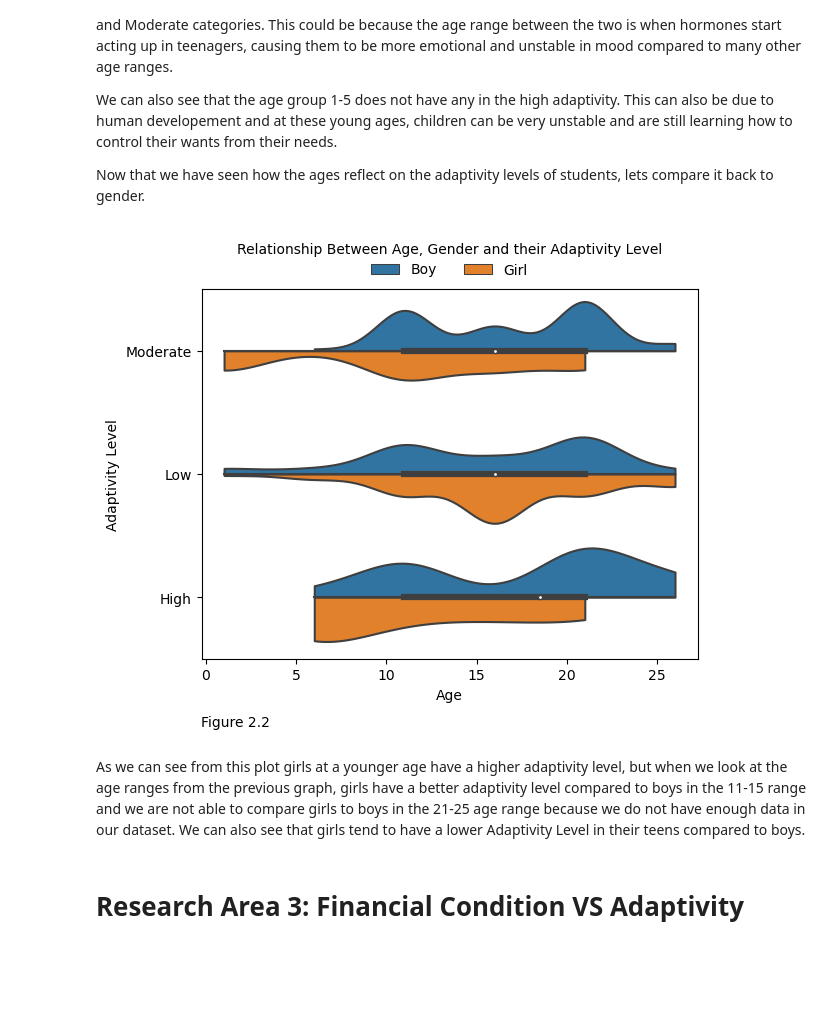
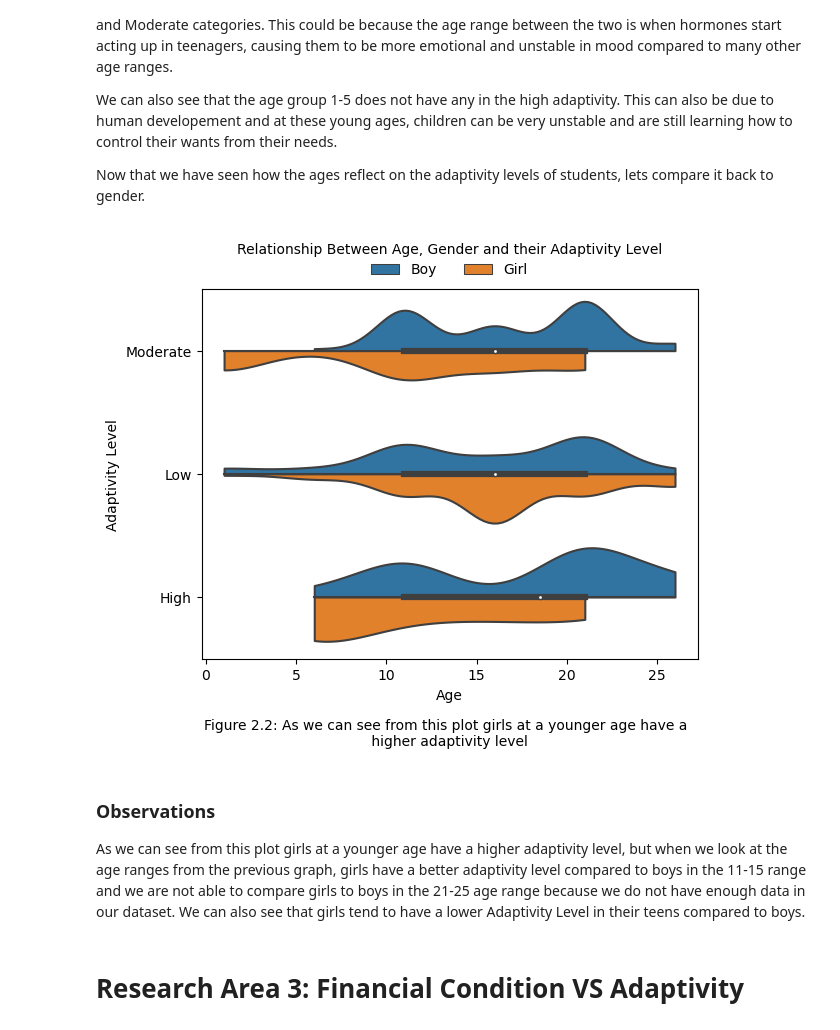
Before and after one commit to ubco-W2022T2-data301/project-group-group37, a Jupyter notebook: analysis/analysis1.ipynb, the cells around one changed output. Saved outputs shown, nothing was run; the diff lists cells and outputs as text; code cells hidden in the pictures; blank space fills up the shorter version.

```diff
--- a/analysis/analysis1.ipynb
+++ b/analysis/analysis1.ipynb
@@ -184,14 +184,16 @@ Now that we have seen how the ages reflect on the adaptivity levels of students,
 # %%
 #creating a violin plot to show how gender also plays a role
 ax = sns.violinplot(data=plot3, x='Age', y='Adaptivity Level', hue='Gender', split=True, cut=0)
 plt.xlabel('Age')
 plt.ylabel('Adaptivity Level')
 sns.move_legend(ax,"lower center", bbox_to_anchor=(.5, 1), ncol=3, title='Relationship Between Age, Gender and their Adaptivity Level', frameon=False)
-plt.text(0.178, -0.03, 'Figure 2.2', ha='center', fontsize=10, transform=plt.gcf().transFigure)
+plt.text(0.51, -0.07, 'Figure 2.2: As we can see from this plot girls at a younger age have a \n higher adaptivity level',
+         ha='center', fontsize=10, transform=plt.gcf().transFigure)
 plt.show(close=None, block=None)
 # %% [output]
-[figure, old version]
+[figure, new version]
 # %% [markdown]
+### Observations
 As we can see from this plot girls at a younger age have a higher adaptivity level, but when we look at the age ranges from the previous graph, girls have a better adaptivity level compared to boys in the 11-15 range and we are not able to compare girls to boys in the 21-25 age range because we do not have enough data in our dataset. We can also see that girls tend to have a lower Adaptivity Level in their teens compared to boys.
 # %% [markdown]
 # Research Area 3:  Financial Condition VS Adaptivity
```
Also changed, not shown: parts of 3 cells of this notebook, 7 other files.
